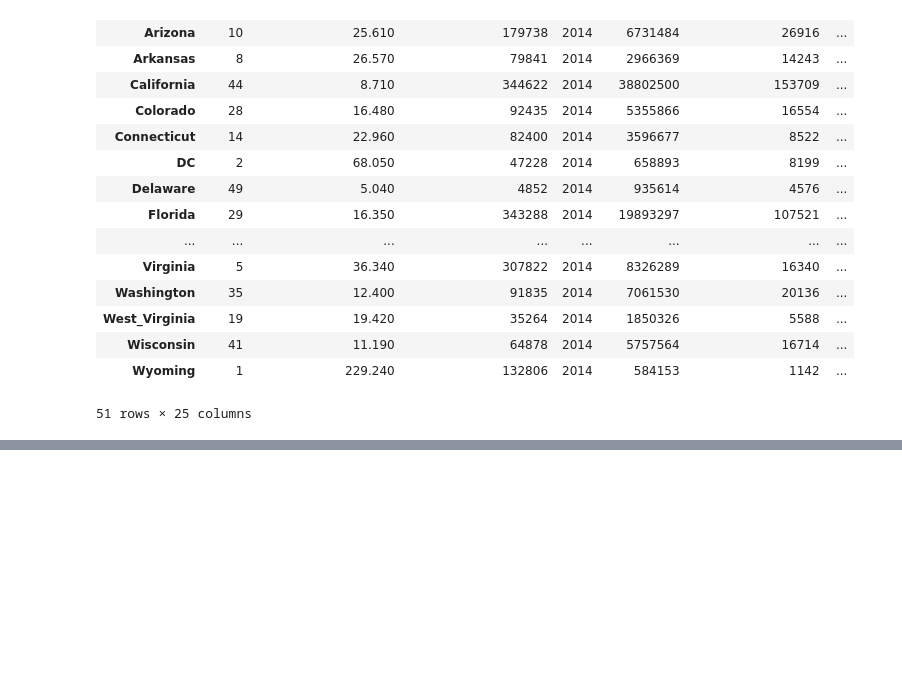
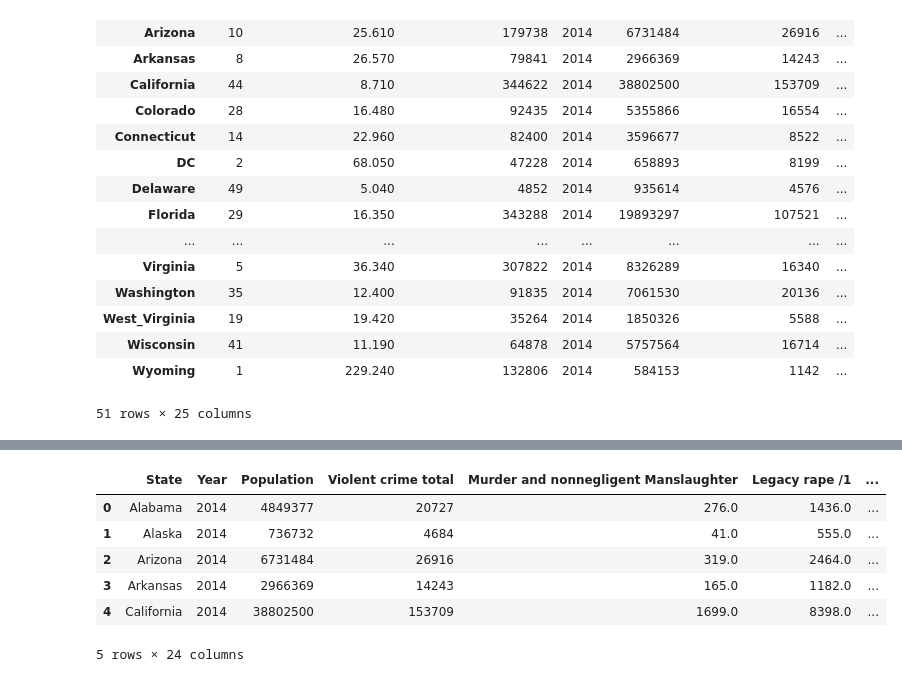
Before and after one commit to csadlo/GunOwnersAndCrime, a Jupyter notebook: analyze.ipynb, the cells around one changed output, grey strips where cells are left out. Saved outputs shown, nothing was run; the diff lists cells and outputs as text; code cells hidden in the pictures; blank space fills up the shorter version.

```diff
--- a/analyze.ipynb
+++ b/analyze.ipynb
@@ -147,0 +160,12 @@ gun_ownership_df.head(60)
+# %%
+all_state_crime_2014_df = all_state_crime_2014
+all_state_crime_2014_df = all_state_crime_2014_df.reset_index(drop=False)
+all_state_crime_2014_df.head()
+# %% [output]
+|  | State | Year | Population | Violent crime total | Murder and nonnegligent Manslaughter | Legacy rape /1 | ... |
+| 0 | Alabama | 2014 | 4849377 | 20727 | 276.0 | 1436.0 | ... |
+| 1 | Alaska | 2014 | 736732 | 4684 | 41.0 | 555.0 | ... |
+| 2 | Arizona | 2014 | 6731484 | 26916 | 319.0 | 2464.0 | ... |
+| 3 | Arkansas | 2014 | 2966369 | 14243 | 165.0 | 1182.0 | ... |
+| 4 | California | 2014 | 38802500 | 153709 | 1699.0 | 8398.0 | ... |
+5 rows × 24 columns
```
Also changed, not shown: parts of 14 cells of this notebook.
